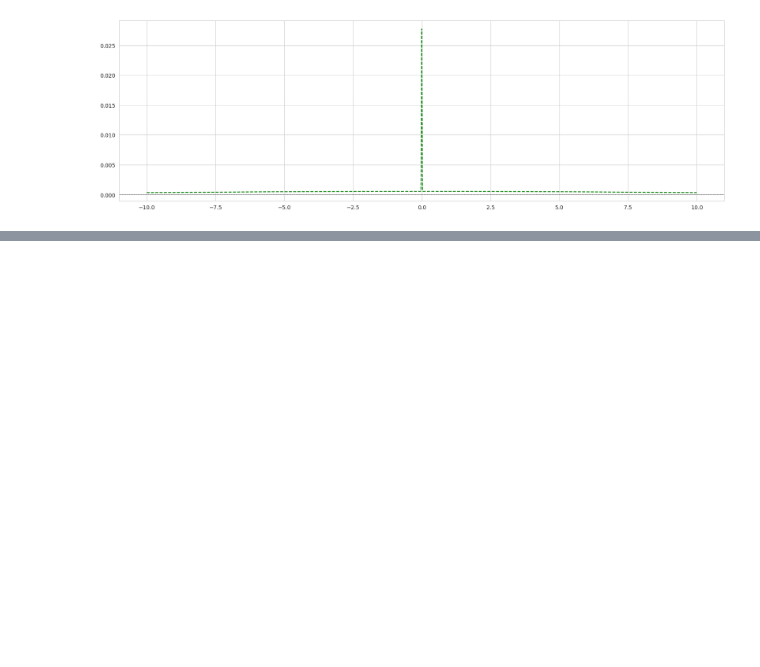
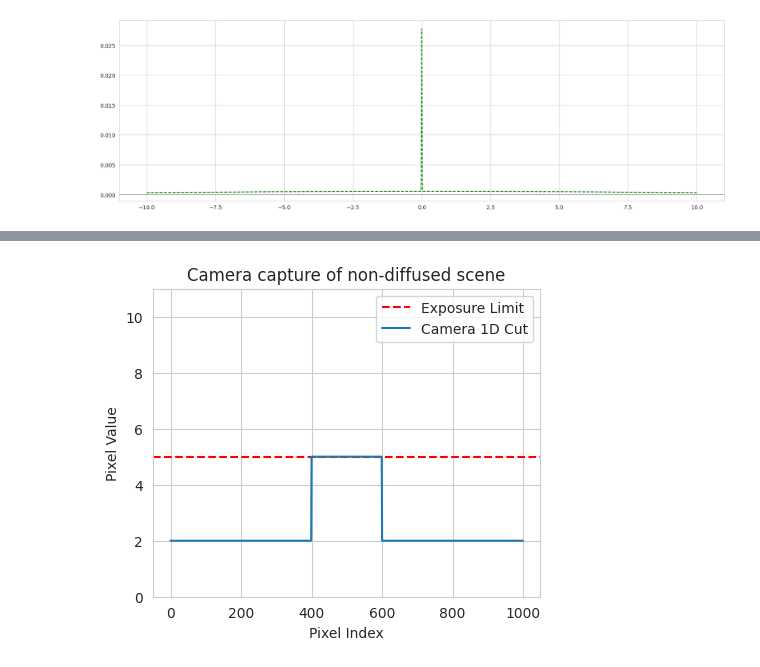
Before and after one commit to ewaMiazga/comp-photo-2025, a Jupyter notebook: blur_kernel_analysis.ipynb, the cells around one changed output, grey strips where cells are left out. Cells and saved outputs as stored; diff of their text form; code cells hidden in the pictures; blank space fills up the shorter version.

```diff
--- a/blur_kernel_analysis.ipynb
+++ b/blur_kernel_analysis.ipynb
@@ -118,0 +156,15 @@ plt.show()
+# %%
+# Image captured with a camera with a 1D cut with same y-axis as the previous plot
+camera_cut = cut.copy()
+camera_cut[cut > exposure_limit] = exposure_limit  # Clip values above the exposure limit
+plt.figure(figsize=(5, 4))
+plt.ylim(0, 11)
+plt.title('Camera capture of non-diffused scene')
+plt.axhline(exposure_limit, color='red', linestyle='--', label='Exposure Limit')
+plt.plot(camera_cut, label='Camera 1D Cut')
+plt.xlabel('Pixel Index')
+plt.ylabel('Pixel Value')
+plt.legend()
+plt.show()
+# %% [output]
+[figure, added]
```
Also changed, not shown: parts of 8 cells of this notebook, 5 other files.
